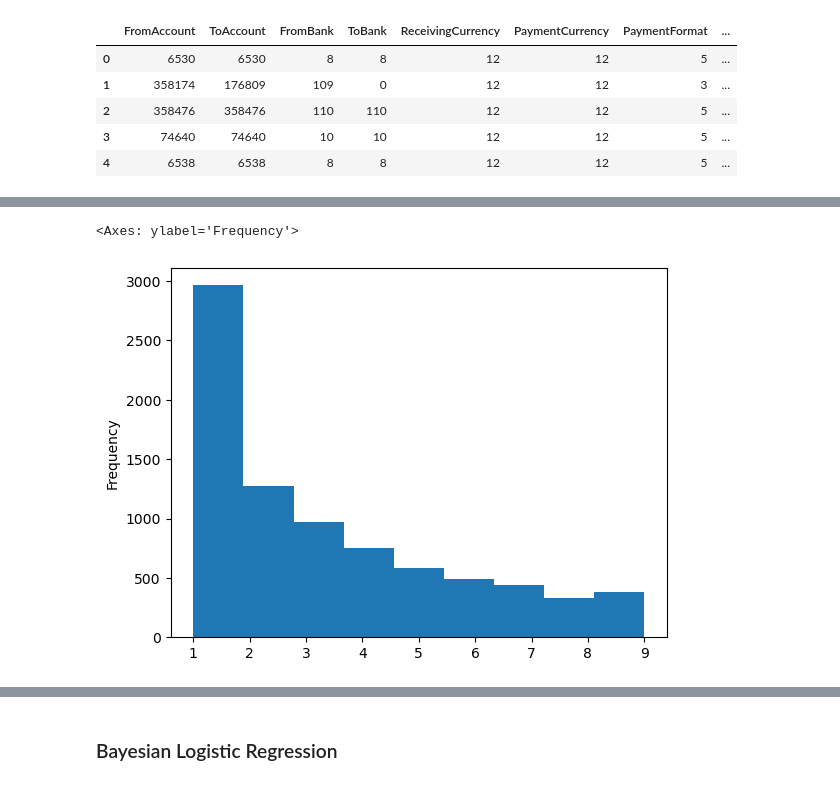
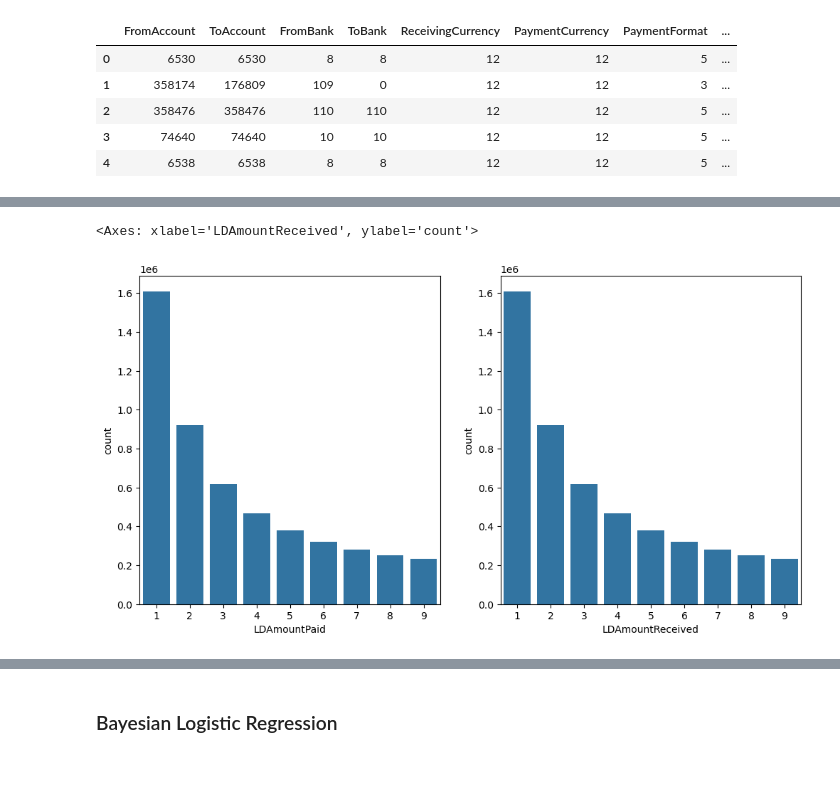
Before and after one commit to RuoqingEvelineWang/comp5340, a Jupyter notebook: bayesian_logistic_regression.ipynb, the cells around one changed output, grey strips where cells are left out. Drawn from its saved outputs; the diff is of its cells as text; code cells hidden in the pictures.

```diff
--- a/bayesian_logistic_regression.ipynb
+++ b/bayesian_logistic_regression.ipynb
@@ -74,3 +79,10 @@ df['LDAmountReceived'].plot.hist(bins=9)
+# %%
+fig, axes = plt.subplots(1, 2, figsize=(12, 6))
+sns.countplot(x="LDAmountPaid", data=df, ax=axes[0])
+sns.countplot(x="LDAmountReceived", data=df, ax=axes[1])
+# %% [output]
+<Axes: xlabel='LDAmountReceived', ylabel='count'>
+[figure, added]
 # %%
 features = df.drop(columns='IsLaundering')
 labels = df['IsLaundering']
@@ -84,8 +96,3 @@ df_minority = train_df[train_df['IsLaundering'] == 1]
 df_majority_downsampled = resample(df_majority, replace=False, n_samples=class_counts[1])
 df_balanced = pd.concat([df_majority_downsampled, df_minority])
 X_train, y_train = df_balanced.iloc[:, :-1], df_balanced.iloc[:, [-1]]
-# %%
-df_balanced['LDAmountReceived'].plot.hist(bins=9)
-# %% [output]
-<Axes: ylabel='Frequency'>
-[figure, removed]
```
Also changed, not shown: parts of 26 cells of this notebook.
